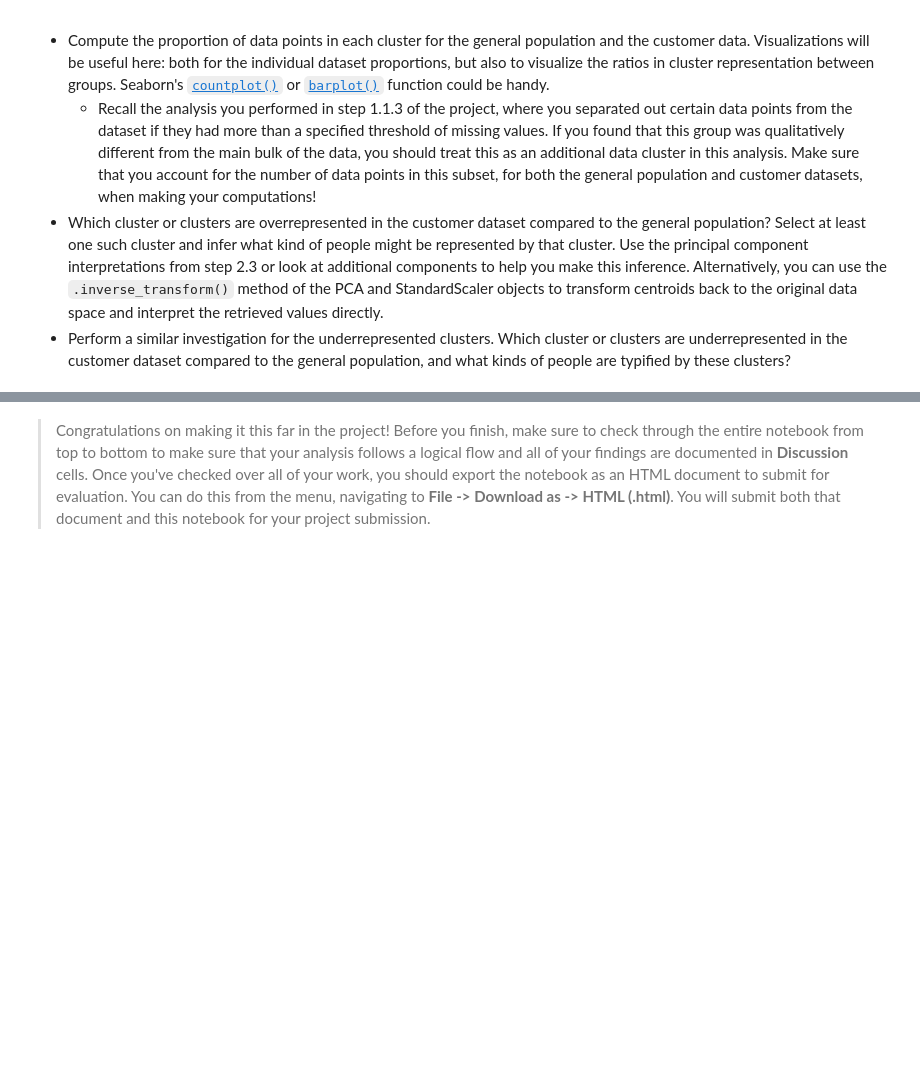
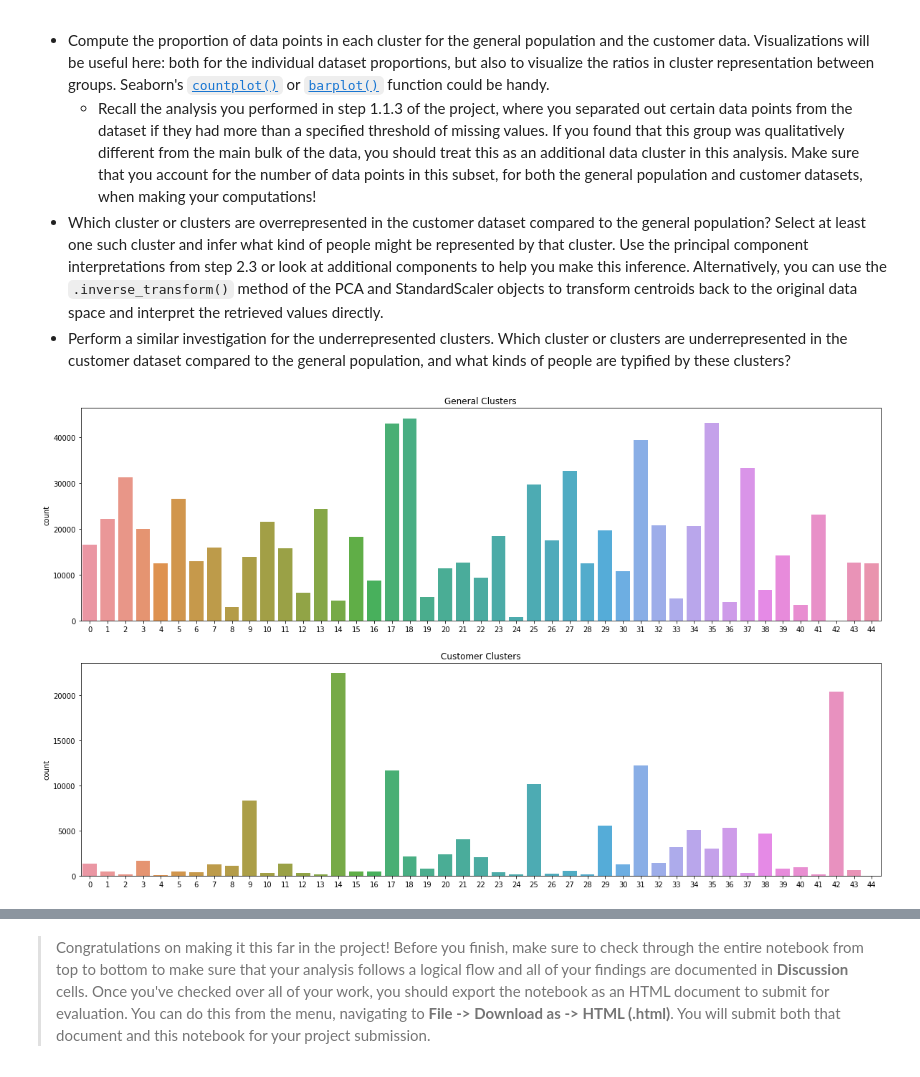
Before and after one commit to VLeaveUs/Identify-Customer-Segments, a Jupyter notebook: Identify_Customer_Segments.ipynb, the cells around one changed output, grey strips where cells are left out. Cells and saved outputs as stored; diff of their text form; code cells hidden in the pictures; blank space fills up the shorter version.

```diff
--- a/Identify_Customer_Segments.ipynb
+++ b/Identify_Customer_Segments.ipynb
@@ -1017,7 +1015,7 @@ import time
 
 start = time.time()
 
-kmeans_opt = KMeans(35)
+kmeans_opt = KMeans(45)
 kmeans_opt.fit(azdias_pca2)
 preds = kmeans_opt.predict(azdias_pca2)
 
@@ -1068,3 +1093,7 @@ customer_df.head()
+# %%
+# Remove redundant features
+customer_df2 = customer_df.drop(['SHOPPER_TYP_-1',
+       'SHOPPER_TYP_0', 'SHOPPER_TYP_1', 'SHOPPER_TYP_2', 'SHOPPER_TYP_3'], axis=1)
 # %%
 # customer_df['PRAEGENDE_JUGENDJAHRE_MOVE'] = (customer_df['PRAEGENDE_JUGENDJAHRE_MOVE'] == True)
 # customer_df['PLZ8_BAUMAX_TYPE'] = (customer_df['PLZ8_BAUMAX_TYPE'] == True)
@@ -1095,4 +1126,15 @@ Take a look at the following points in this step:
 # %%
 # Compare the proportion of data in each cluster for the customer data to the
 # proportion of data in each cluster for the general population.
+fig, (ax1, ax2)  = plt.subplots(2, 1, figsize=(20,12))
+
+ax1.set_title('General Clusters')
+sns.countplot(preds, ax=ax1)
+
+ax2.set_title('Customer Clusters')
+sns.countplot(cust_preds, ax=ax2)
+
+plt.show()
+# %% [output]
+[figure, added]
 # %%
```
Also changed, not shown: parts of 30 cells of this notebook, 1 other file.
